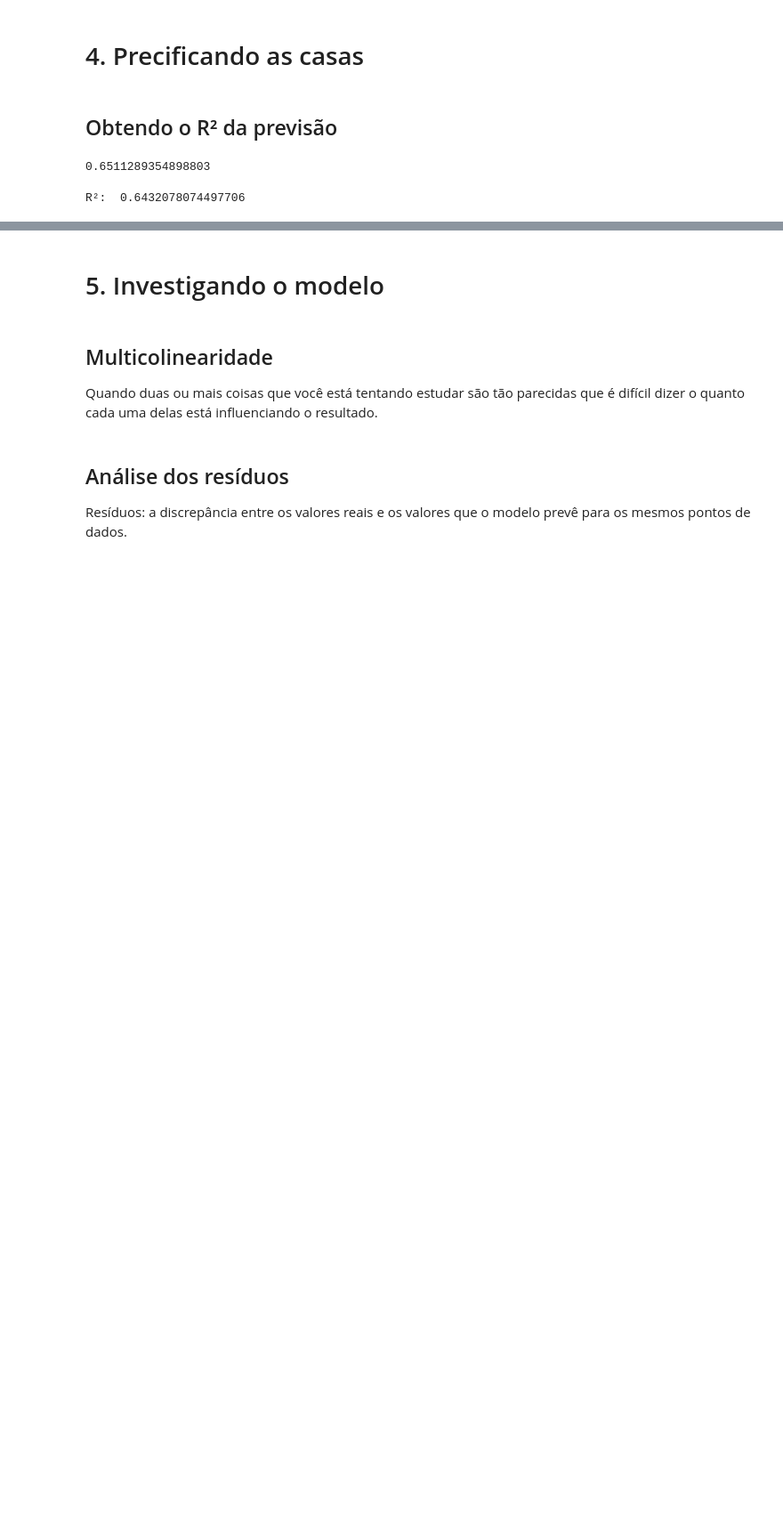
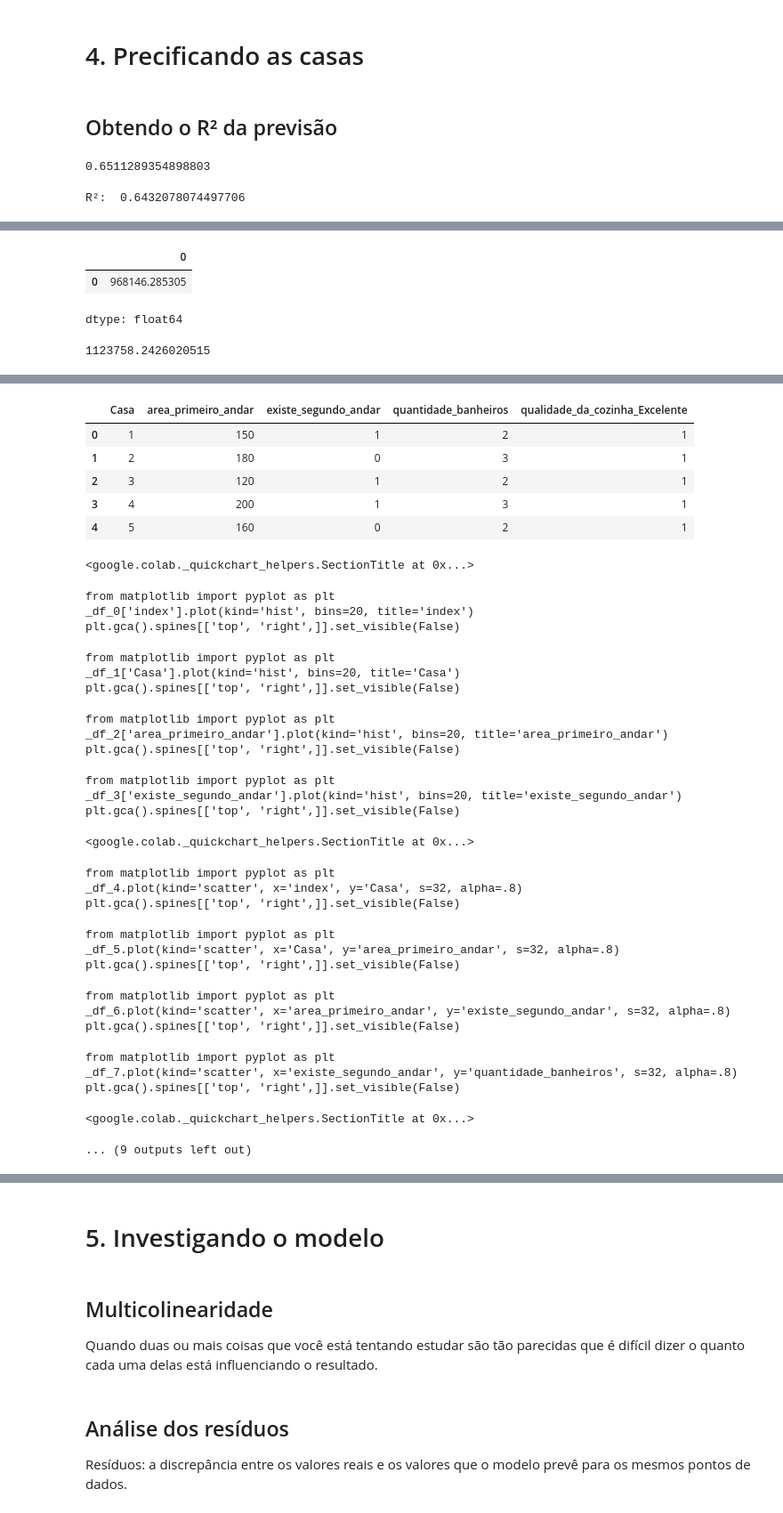
Before and after one commit to henriquemartins1969/Aulas_Data_Science_Alura, a Jupyter notebook: [Aula_4]_Preços_de_Imóveis_Utilizando_Regressão_Linear.ipynb, the cells around one changed output, grey strips where cells are left out. Shown at 89% size. Saved outputs shown, nothing was run; the diff lists cells and outputs as text; code cells hidden in the pictures; blank space fills up the shorter version.

```diff
--- a/[Aula_4]_Preços_de_Imóveis_Utilizando_Regressão_Linear.ipynb
+++ b/[Aula_4]_Preços_de_Imóveis_Utilizando_Regressão_Linear.ipynb
@@ -427,10 +442,56 @@ R²:  0.6432078074497706
 # %%
 # Qual o preço desse imóvel com o modelo 0?
+modelo_0.predict(novo_imovel['area_primeiro_andar'])
+# %% [output]
+|  | 0 |
+| 0 | 968146.285305 |
+dtype: float64
 # %%
 # Qual o preço desse imóvel com o modelo 3?
+print(modelo_3.predict(novo_imovel)[0])
+# %% [output]
+1123758.2426020515
 # %% [markdown]
 ## Precificando várias casas
 
 <img src="https://i.imgur.com/i0skFlB.jpeg" width="600"/>
 # %%
 # Lendo várias casas?
+novas_casas = pd.read_csv("/content/Novas_casas.csv", sep = ";")
+# %%
+novas_casas.head()
+# %% [output]
+|  | Casa | area_primeiro_andar | existe_segundo_andar | quantidade_banheiros | qualidade_da_cozinha_Excelente |
+| 0 | 1 | 150 | 1 | 2 | 1 |
+| 1 | 2 | 180 | 0 | 3 | 1 |
+| 2 | 3 | 120 | 1 | 2 | 1 |
+| 3 | 4 | 200 | 1 | 3 | 1 |
+| 4 | 5 | 160 | 0 | 2 | 1 |
+<google.colab._quickchart_helpers.SectionTitle at 0x...>
+from matplotlib import pyplot as plt
+_df_0['index'].plot(kind='hist', bins=20, title='index')
+plt.gca().spines[['top', 'right',]].set_visible(False)
+from matplotlib import pyplot as plt
+_df_1['Casa'].plot(kind='hist', bins=20, title='Casa')
+plt.gca().spines[['top', 'right',]].set_visible(False)
+from matplotlib import pyplot as plt
+_df_2['area_primeiro_andar'].plot(kind='hist', bins=20, title='area_primeiro_andar')
+plt.gca().spines[['top', 'right',]].set_visible(False)
+from matplotlib import pyplot as plt
+_df_3['existe_segundo_andar'].plot(kind='hist', bins=20, title='existe_segundo_andar')
+plt.gca().spines[['top', 'right',]].set_visible(False)
+<google.colab._quickchart_helpers.SectionTitle at 0x...>
+from matplotlib import pyplot as plt
+_df_4.plot(kind='scatter', x='index', y='Casa', s=32, alpha=.8)
+plt.gca().spines[['top', 'right',]].set_visible(False)
+from matplotlib import pyplot as plt
+_df_5.plot(kind='scatter', x='Casa', y='area_primeiro_andar', s=32, alpha=.8)
+plt.gca().spines[['top', 'right',]].set_visible(False)
+from matplotlib import pyplot as plt
+_df_6.plot(kind='scatter', x='area_primeiro_andar', y='existe_segundo_andar', s=32, alpha=.8)
+plt.gca().spines[['top', 'right',]].set_visible(False)
+from matplotlib import pyplot as plt
+_df_7.plot(kind='scatter', x='existe_segundo_andar', y='quantidade_banheiros', s=32, alpha=.8)
+plt.gca().spines[['top', 'right',]].set_visible(False)
+<google.colab._quickchart_helpers.SectionTitle at 0x...>
+... (9 outputs left out)
```
Also changed, not shown: parts of 6 cells of this notebook.
